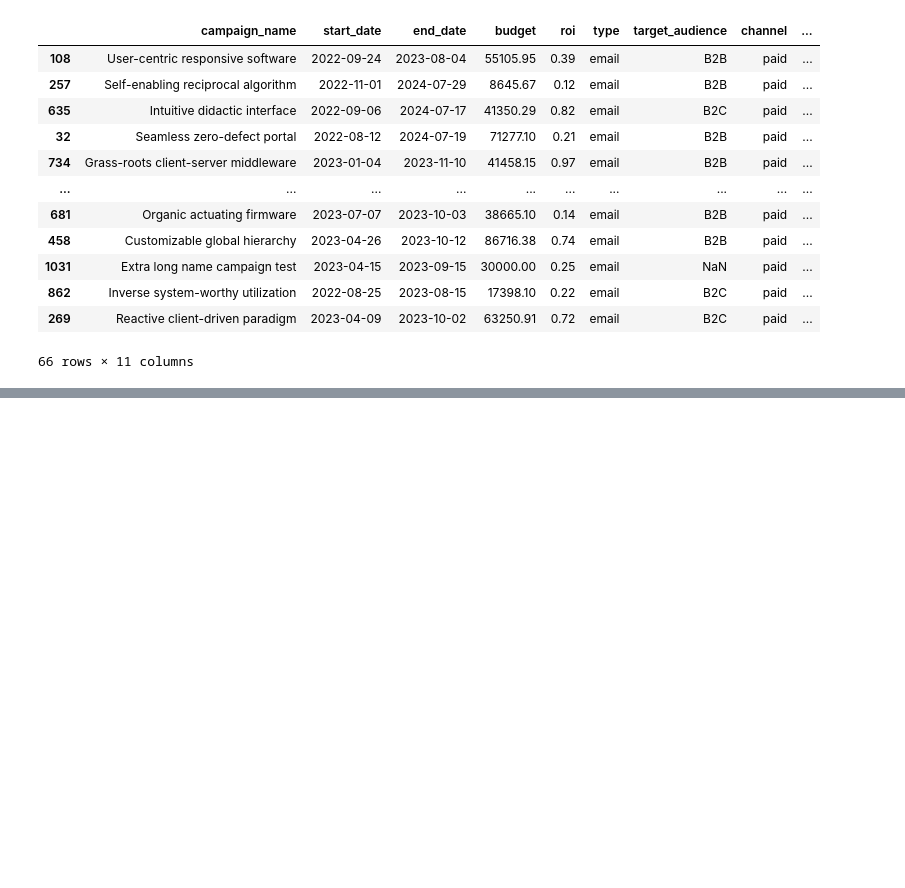
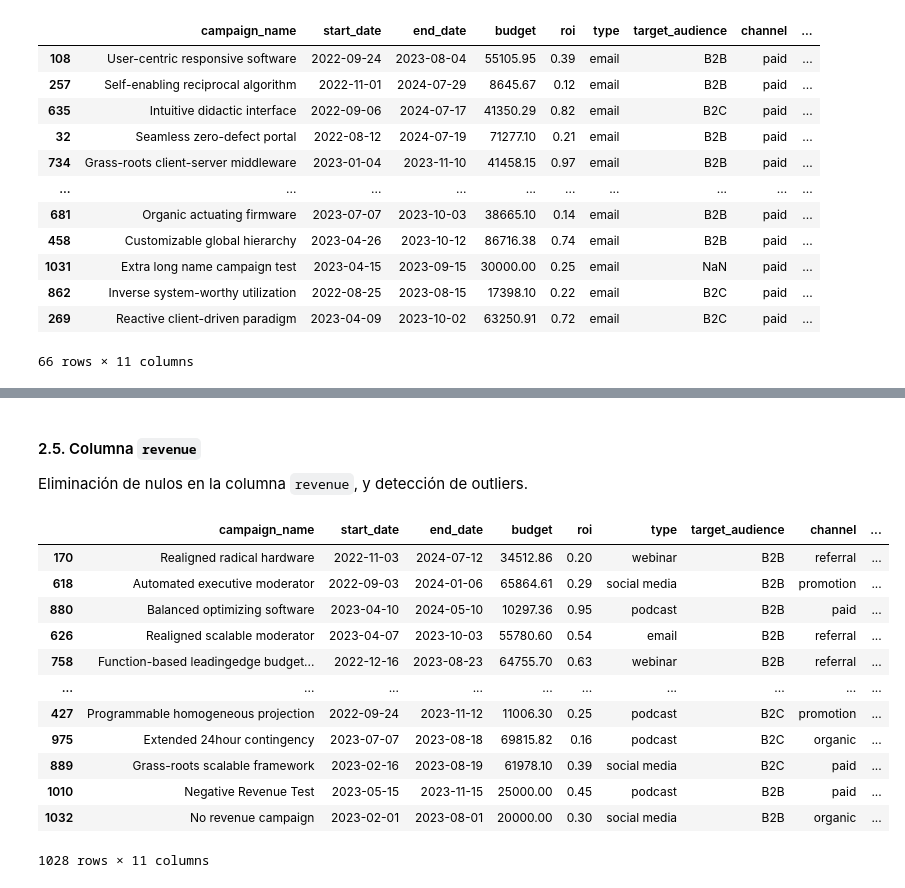
Before and after one commit to PabloBdL/Marketing, a Jupyter notebook: notebooks/01_preprocessing.ipynb, the cells around one changed output, grey strips where cells are left out. Cells and saved outputs as stored; diff of their text form; code cells hidden in the pictures; blank space fills up the shorter version.

```diff
--- a/notebooks/01_preprocessing.ipynb
+++ b/notebooks/01_preprocessing.ipynb
@@ -400,0 +578,19 @@ df[(df['type'] == 'email') & (df['channel'] == 'paid')].sort_values(by='revenue'
+# %% [markdown]
+#### 2.5. Columna `revenue`
+Eliminación de nulos en la columna `revenue`, y detección de outliers.
+# %%
+df.sort_values(by='revenue', ascending=False)
+# %% [output]
+|  | campaign_name | start_date | end_date | budget | roi | type | target_audience | channel | ... |
+| 170 | Realigned radical hardware | 2022-11-03 | 2024-07-12 | 34512.86 | 0.20 | webinar | B2B | referral | ... |
+| 618 | Automated executive moderator | 2022-09-03 | 2024-01-06 | 65864.61 | 0.29 | social media | B2B | promotion | ... |
+| 880 | Balanced optimizing software | 2023-04-10 | 2024-05-10 | 10297.36 | 0.95 | podcast | B2B | paid | ... |
+| 626 | Realigned scalable moderator | 2023-04-07 | 2023-10-03 | 55780.60 | 0.54 | email | B2B | referral | ... |
+| 758 | Function-based leadingedge budget... | 2022-12-16 | 2023-08-23 | 64755.70 | 0.63 | webinar | B2B | referral | ... |
+| ... | ... | ... | ... | ... | ... | ... | ... | ... | ... |
+| 427 | Programmable homogeneous projection | 2022-09-24 | 2023-11-12 | 11006.30 | 0.25 | podcast | B2C | promotion | ... |
+| 975 | Extended 24hour contingency | 2023-07-07 | 2023-08-18 | 69815.82 | 0.16 | podcast | B2C | organic | ... |
+| 889 | Grass-roots scalable framework | 2023-02-16 | 2023-08-19 | 61978.10 | 0.39 | social media | B2C | paid | ... |
+| 1010 | Negative Revenue Test | 2023-05-15 | 2023-11-15 | 25000.00 | 0.45 | podcast | B2B | paid | ... |
+| 1032 | No revenue campaign | 2023-02-01 | 2023-08-01 | 20000.00 | 0.30 | social media | B2B | organic | ... |
+1028 rows × 11 columns
```
Also changed, not shown: parts of 34 cells of this notebook.
